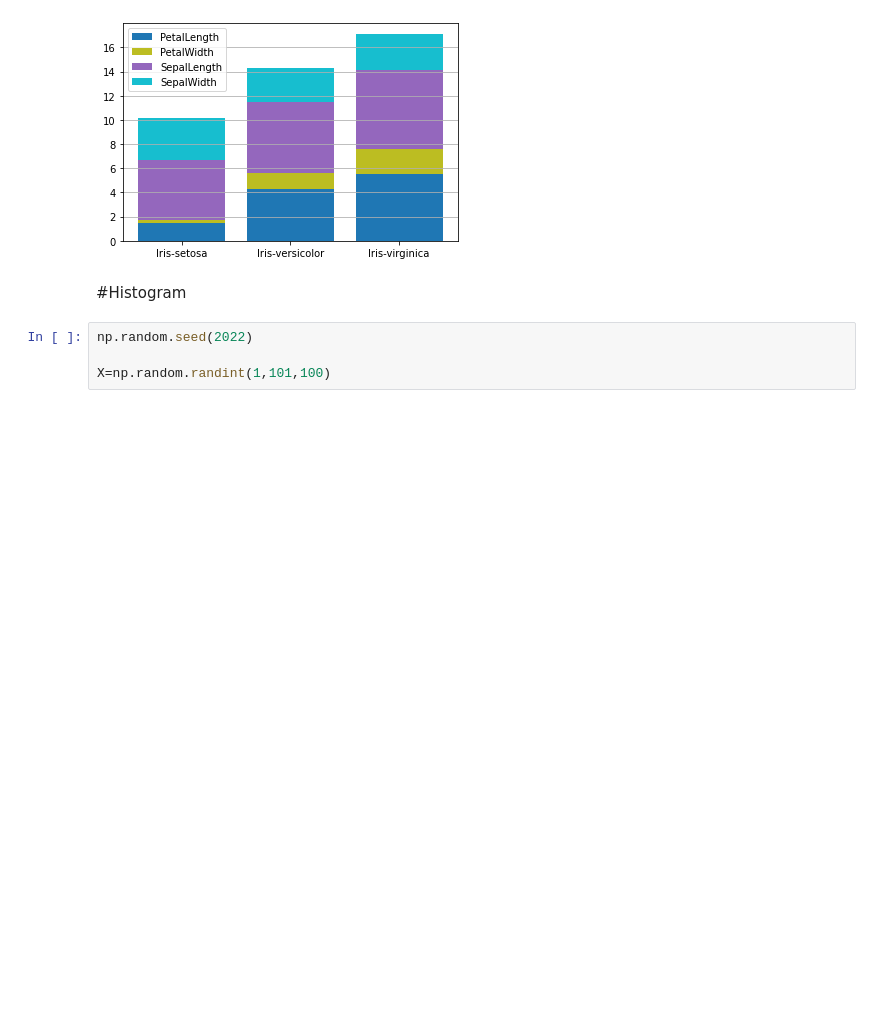
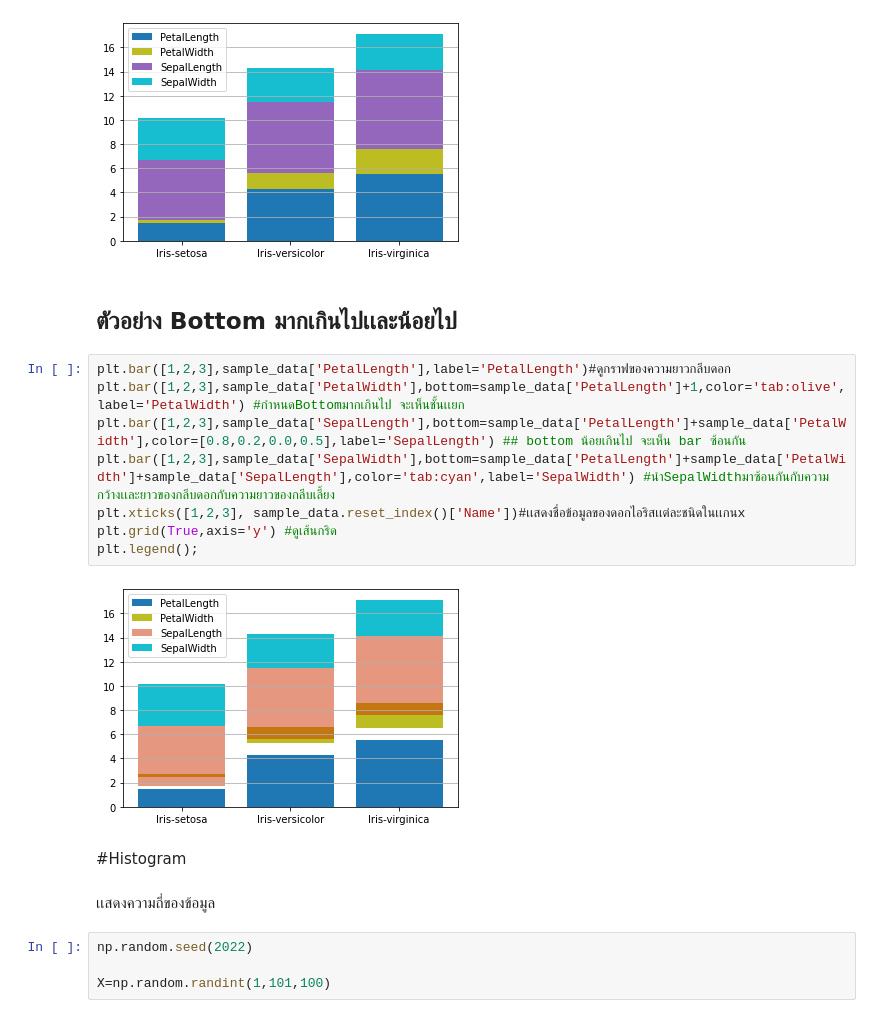
Before and after one commit to Chanunchida-May/data_viz_2022, a Jupyter notebook: Dataviz04_Data_Comparison.ipynb, the cells around one changed output. Cells and saved outputs as stored; diff of their text form; blank space fills up the shorter version.

```diff
--- a/Dataviz04_Data_Comparison.ipynb
+++ b/Dataviz04_Data_Comparison.ipynb
@@ -280,8 +280,22 @@ plt.grid(True,axis='y') #ดูเส้นกริด
 plt.legend();
 # %% [output]
 [figure]
+# %% [markdown]
+## ตัวอย่าง Bottom มากเกินไปเเละน้อยไป
+# %%
+plt.bar([1,2,3],sample_data['PetalLength'],label='PetalLength')#ดูกราฟของความยาวกลีบดอก
+plt.bar([1,2,3],sample_data['PetalWidth'],bottom=sample_data['PetalLength']+1,color='tab:olive',label='PetalWidth') #กำหนดBottomมากเกินไป จะเห็นชั้นเเยก
+plt.bar([1,2,3],sample_data['SepalLength'],bottom=sample_data['PetalLength']+sample_data['PetalWidth'],color=[0.8,0.2,0.0,0.5],label='SepalLength') ## bottom น้อยเกินไป จะเห็น bar ซ้อนกัน
+plt.bar([1,2,3],sample_data['SepalWidth'],bottom=sample_data['PetalLength']+sample_data['PetalWidth']+sample_data['SepalLength'],color='tab:cyan',label='SepalWidth') #นำSepalWidthมาซ้อนกันกับความกว้างเเละยาวของกลีบดอกกับความยาวของกลีบเลี้ยง
+plt.xticks([1,2,3], sample_data.reset_index()['Name'])#เเสดงชื่อข้อมูลของดอกไอริสเเต่ละชนิดในเเกนx
+plt.grid(True,axis='y') #ดูเส้นกริด
+plt.legend();
+# %% [output]
+[figure, added]
 # %% [markdown]
 #Histogram
+# %% [markdown]
+เเสดงความถี่ของข้อมูล
 # %%
 np.random.seed(2022)
 
```
Also changed, not shown: parts of 17 cells of this notebook.
